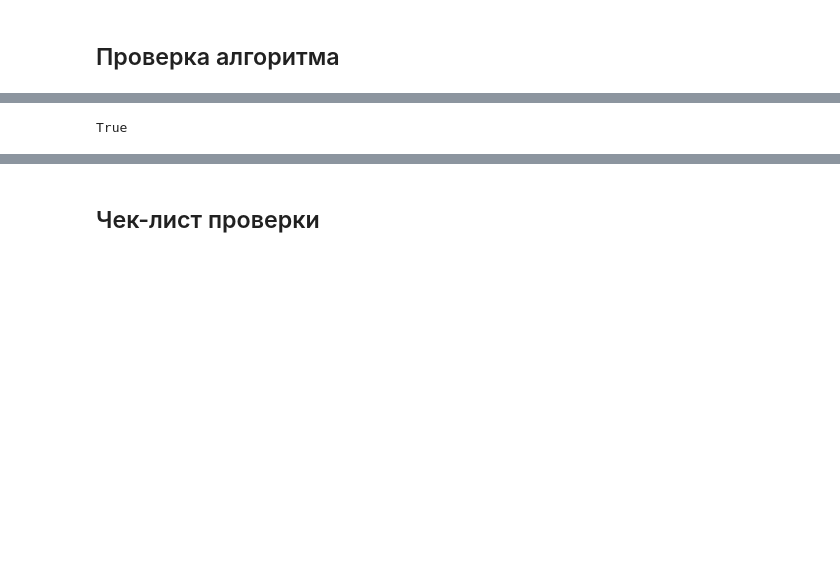
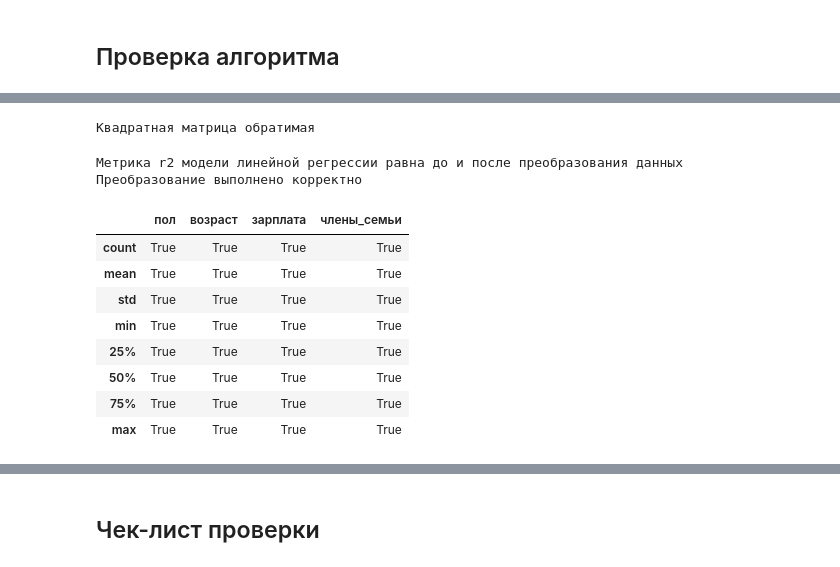
Before and after one commit to MaxMacClane/Ypracticum, a Jupyter notebook: Защита персональных данных клиентов/5d69f949-814d-4e1d-bc95-0a2877da8610.ipynb, the cells around one changed output, grey strips where cells are left out. Cells and saved outputs as stored; diff of their text form; code cells hidden in the pictures; blank space fills up the shorter version.

```diff
--- a/Защита персональных данных клиентов/5d69f949-814d-4e1d-bc95-0a2877da8610.ipynb
+++ b/Защита персональных данных клиентов/5d69f949-814d-4e1d-bc95-0a2877da8610.ipynb
@@ -445,5 +420,2 @@ $w' = M^{-1} w$<br>
 # %% [markdown]
 ## Проверка алгоритма
-# %%
-np.random.seed(1234)
-features = np.concatenate((np.ones((features.shape[0], 1)), features), axis=1)
@@ -475,5 +422,66 @@ ecoded_features = abs(ser.dot(np.linalg.inv(square_matrix)))
-# %%
-np.array_equal (features, ecoded_features)
-np.allclose (features, ecoded_features, atol= 1 )
-# %% [output]
-True
+# %%
+# создадим квадратную матрицу размером по количеству столбцов признаков
+square_matrix = np.random.normal(1, 20, (features.shape[1], features.shape[1]))
+# проверим матрицу что её определитель не равен нулю
+square_matrix_det = np.linalg.det(square_matrix)
+if square_matrix_det != 0:
+    print('Квадратная матрица обратимая')
+else:
+    print('Определитель матрицы равен нулю')
+
+# создадим преобразованную матрицу признаков
+crypto_matrix = features.dot(square_matrix)
+# %% [output]
+Квадратная матрица обратимая
+# %%
+# инициируем класс модели линейной регрессии
+class LinearRegression_square:
+
+    def fit(self, train_features, train_target):
+        X = np.concatenate((np.ones((train_features.shape[0], 1)), train_features), axis=1)
+        y = train_target
+        w = np.linalg.inv(X.T.dot(X)).dot(X.T).dot(y)
+        self.w = w[1:]
+        self.w0 = w[0]
+
+    def predict(self, test_features):
+        return test_features.dot(self.w) + self.w0
+# %%
+# инициируем модель линейной регрессии
+model_square = LinearRegression_square()
+model_square.fit(crypto_matrix, target)
+predict_square = model_square.predict(crypto_matrix)
+# %%
+# сравним значения предсказаний модели линейной регрессии на данных до и после преобразования
+R2_liner_regression = r2_score(target, predict_lr)
+R2_liner_regression_square = r2_score(target, predict_square)
+
+if R2_liner_regression.round(9) == R2_liner_regression_square.round(9):
+    print('Метрика r2 модели линейной регрессии равна до и после преобразования данных')
+    print('Преобразование выполнено корректно')
+else:
+    print('Метрика r2 модели линейной регрессии отличаются')
+    print('Преобразование работает не корректно')
+# %% [output]
+Метрика r2 модели линейной регрессии равна до и после преобразования данных
+Преобразование выполнено корректно
+# %%
+# восстановим данные обратно и проверим равны ли они
+ecoded_features = crypto_matrix.dot(np.linalg.inv(square_matrix))
+
+# инициируем описание данных до и после восстановления
+featuresrt = pd.DataFrame(features).describe().round(6)
+ecoded_features = pd.DataFrame(ecoded_features).describe().round(6)
+ecoded_features.columns = list_features
+# сравним описания
+ecoded_features == featuresrt
+# %% [output]
+|  | пол | возраст | зарплата | члены_семьи |
+| count | True | True | True | True |
+| mean | True | True | True | True |
+| std | True | True | True | True |
+| min | True | True | True | True |
+| 25% | True | True | True | True |
+| 50% | True | True | True | True |
+| 75% | True | True | True | True |
+| max | True | True | True | True |
```
Also changed, not shown: parts of 40 cells of this notebook.
